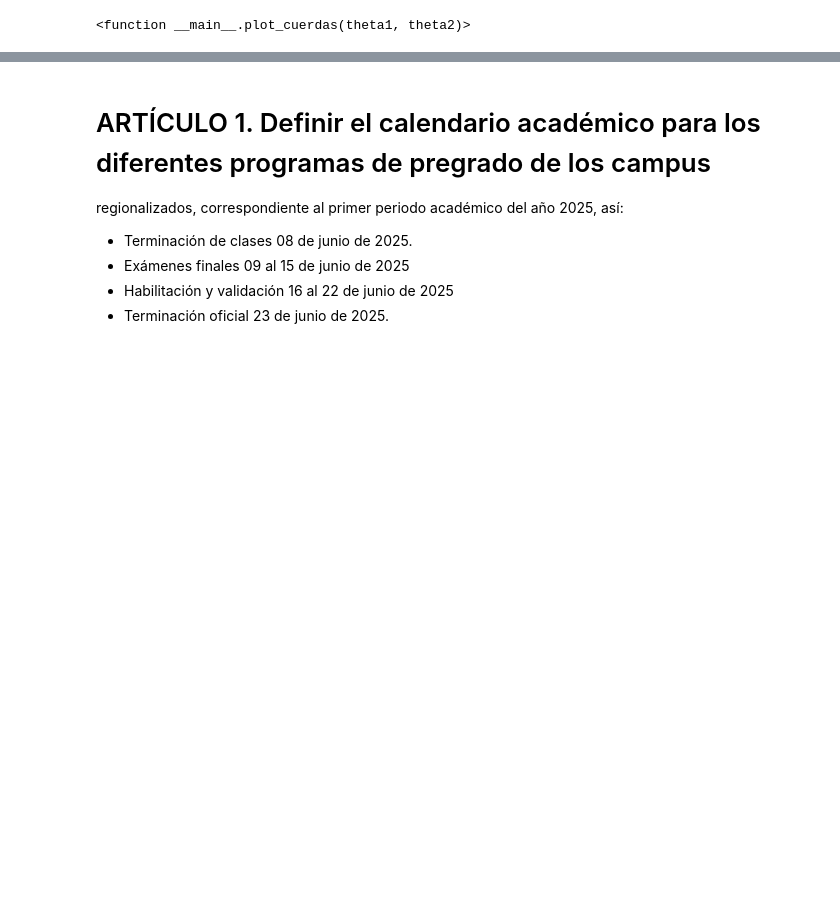
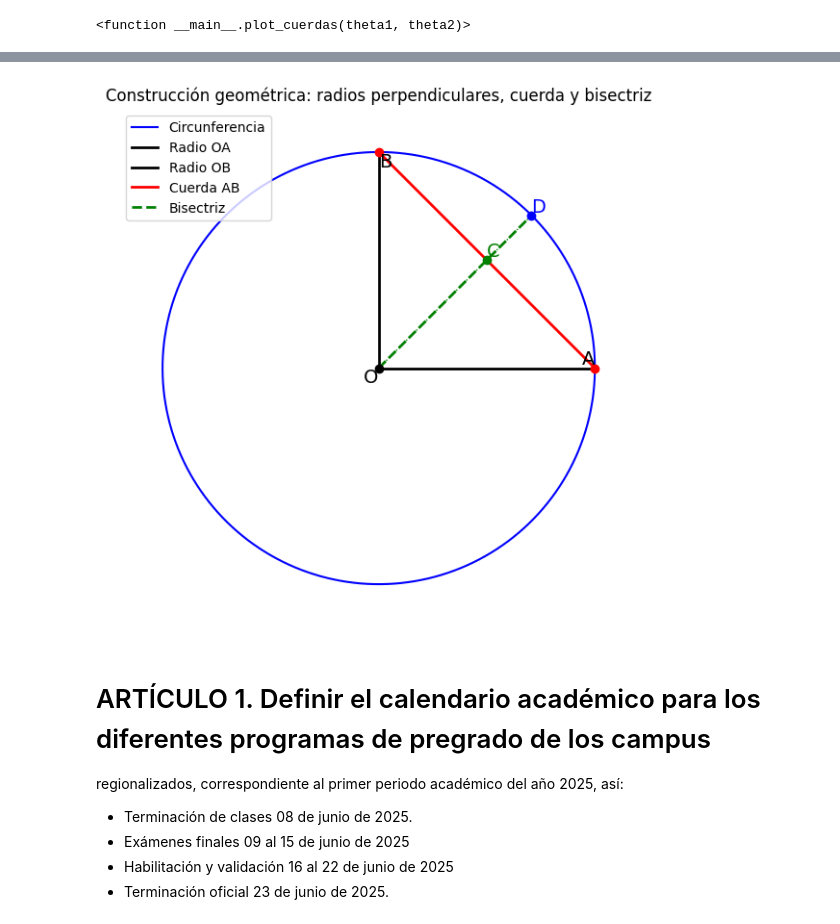
Before and after one commit to marco-canas/investigacion_en_asesoria, a Jupyter notebook: 2_secuencia_accion/2_Diseño_Proceso_IAE/Intervencion/3_asesoria_geometria/6_circunferencias/1_circunferencias.ipynb, the cells around one changed output, grey strips where cells are left out. Drawn from its saved outputs; the diff is of its cells as text; code cells hidden in the pictures; blank space fills up the shorter version.

Commit message:
asesoría de circunferencias con foto

```diff
--- a/2_secuencia_accion/2_Diseño_Proceso_IAE/Intervencion/3_asesoria_geometria/6_circunferencias/1_circunferencias.ipynb
+++ b/2_secuencia_accion/2_Diseño_Proceso_IAE/Intervencion/3_asesoria_geometria/6_circunferencias/1_circunferencias.ipynb
@@ -673,3 +684,79 @@ interactive(children=(FloatSlider(value=0.0, continuous_update=False, descriptio
+# %%
+import numpy as np
+
+import matplotlib.pyplot as plt
+
+# Parámetros
+O = center
+r_ = r
+
+# 1. Circunferencia
+theta = np.linspace(0, 2*np.pi, 400)
+x_circ = O[0] + r_ * np.cos(theta)
+y_circ = O[1] + r_ * np.sin(theta)
+
+# 2. Dos radios perpendiculares OA y OB
+angle_A = 0
+angle_B = np.pi/2
+A = (O[0] + r_ * np.cos(angle_A), O[1] + r_ * np.sin(angle_A))
+B = (O[0] + r_ * np.cos(angle_B), O[1] + r_ * np.sin(angle_B))
+
+# 3. Cuerda AB
+# 4. Bisectriz del ángulo AOB (ángulo de 45°)
+angle_bis = np.pi/4
+# Punto D sobre la circunferencia
+D = (O[0] + r_ * np.cos(angle_bis), O[1] + r_ * np.sin(angle_bis))
+
+# Punto C: intersección de la bisectriz con la cuerda AB
+# Ecuación paramétrica de la bisectriz: O + t*(cos(angle_bis), sin(angle_bis))
+# Ecuación paramétrica de AB: A + s*(B-A)
+# Resolvemos para t y s donde se cruzan
+
+# Vector dirección bisectriz
+v_bis = np.array([np.cos(angle_bis), np.sin(angle_bis)])
+# Vector dirección AB
+v_AB = np.array(B) - np.array(A)
+
+# Sistema: O + t*v_bis = A + s*v_AB
+# t*v_bis - s*v_AB = A - O
+M = np.column_stack((v_bis, -v_AB))
+rhs = np.array(A) - np.array(O)
+t, s = np.linalg.solve(M, rhs)
+C = (O[0] + t*v_bis[0], O[1] + t*v_bis[1])
+
+# Dibujo
+fig, ax = plt.subplots(figsize=(7,7))
+ax.plot(x_circ, y_circ, 'b-', label='Circunferencia')
+ax.plot([O[0], A[0]], [O[1], A[1]], 'k-', lw=2, label='Radio OA')
+ax.plot([O[0], B[0]], [O[1], B[1]], 'k-', lw=2, label='Radio OB')
+ax.plot([A[0], B[0]], [A[1], B[1]], 'r-', lw=2, label='Cuerda AB')
+ax.plot([O[0], D[0]], [O[1], D[1]], 'g--', lw=2, label='Bisectriz')
+ax.plot([O[0], C[0]], [O[1], C[1]], 'g:', lw=1)
+ax.plot([C[0], D[0]], [C[1], D[1]], 'g:', lw=1)
+
+# Puntos
+ax.plot(*O, 'ko')
+ax.plot(*A, 'ro')
+ax.plot(*B, 'ro')
+ax.plot(*C, 'go')
+ax.plot(*D, 'bo')
+
+# Etiquetas
+ax.text(*O, 'O', fontsize=14, ha='right', va='top')
+ax.text(*A, 'A', fontsize=14, ha='right', va='bottom')
+ax.text(*B, 'B', fontsize=14, ha='left', va='top')
+ax.text(*C, 'C', fontsize=14, ha='left', va='bottom', color='green')
+ax.text(*D, 'D', fontsize=14, ha='left', va='bottom', color='blue')
+
+ax.set_aspect('equal')
+ax.set_xlim(-r_-1, r_+1)
+ax.set_ylim(-r_-1, r_+1)
+ax.axis('off')
+ax.legend(loc='upper left')
+plt.title('Construcción geométrica: radios perpendiculares, cuerda y bisectriz')
+plt.show()
+# %% [output]
+[figure, added]
 # %% [markdown]
 # ARTÍCULO 1. Definir el calendario académico para los diferentes programas de pregrado de los campus
 regionalizados, correspondiente al primer periodo académico del año 2025, así:
```
Also changed, not shown: parts of 2 cells of this notebook, 4 other files.
